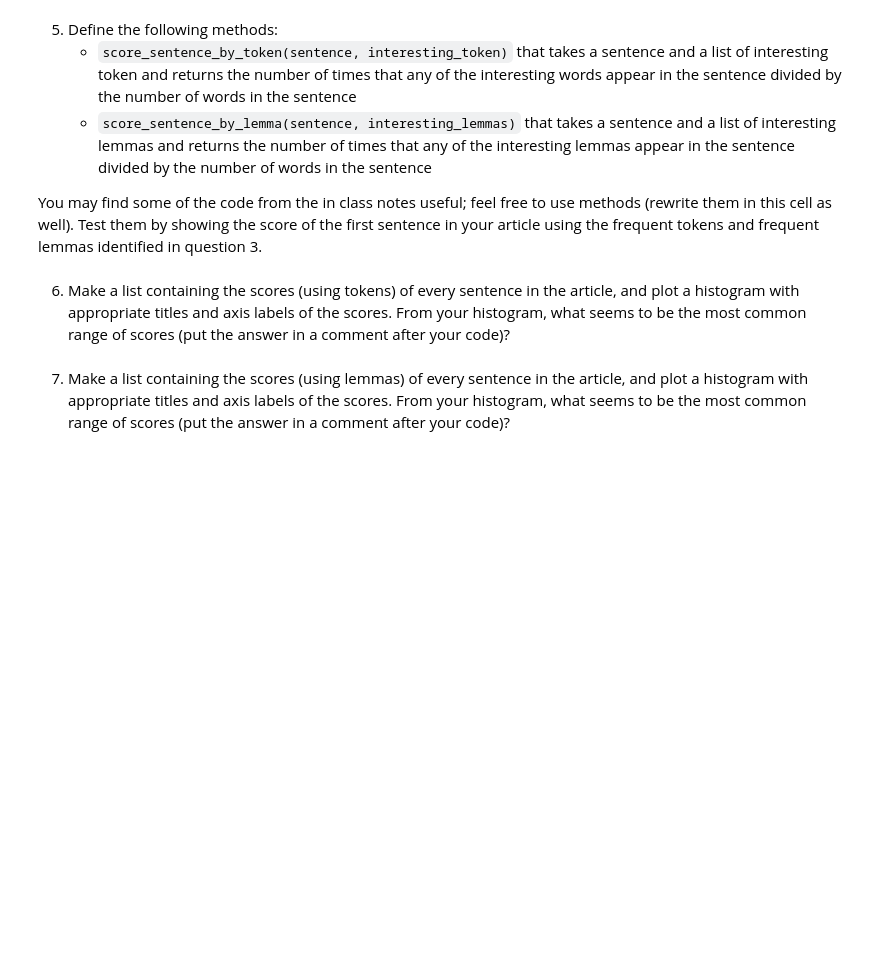
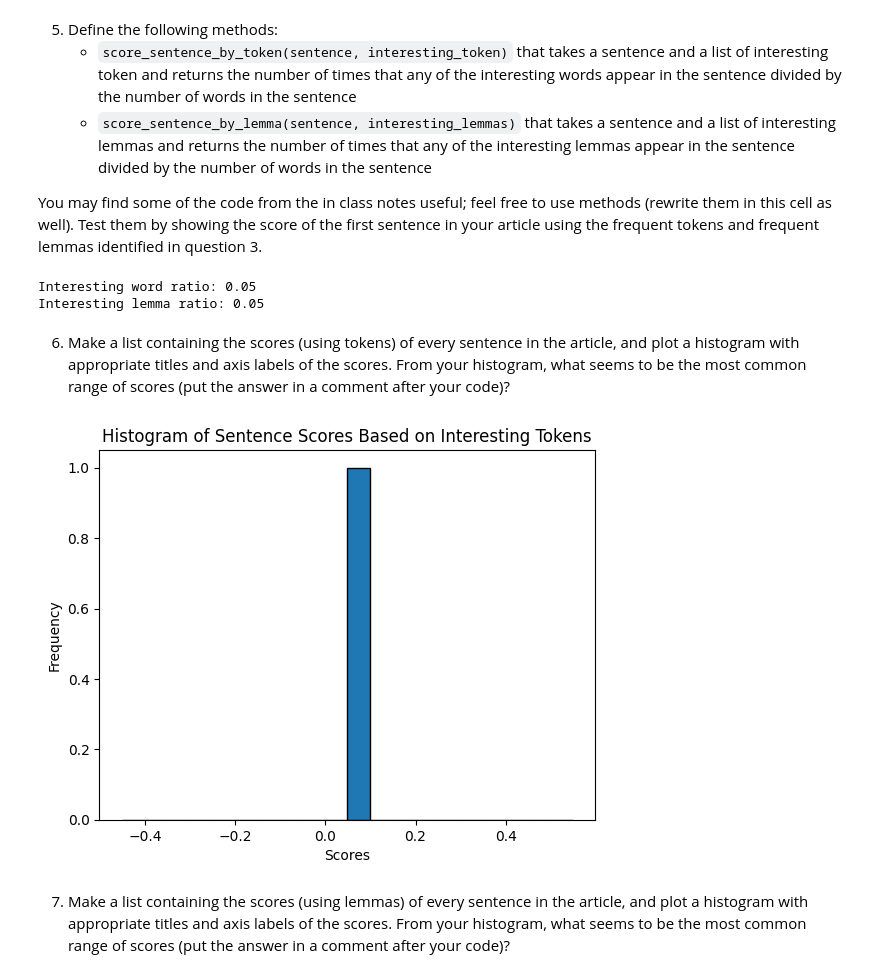
Before and after one commit to bjdawson23/620-mod6-web-scraping, a Jupyter notebook: web_scraping.ipynb, the cells around one changed output. Cells and saved outputs as stored; diff of their text form; code cells hidden in the pictures; blank space fills up the shorter version.

```diff
--- a/web_scraping.ipynb
+++ b/web_scraping.ipynb
@@ -172,8 +172,80 @@ Lemma: led, Count: 10
     * `score_sentence_by_lemma(sentence, interesting_lemmas)` that takes a sentence and a list of interesting lemmas and returns the number of times that any of the interesting lemmas appear in the sentence divided by the number of words in the sentence
 
 You may find some of the code from the in class notes useful; feel free to use methods (rewrite them in this cell as well).  Test them by showing the score of the first sentence in your article using the frequent tokens and frequent lemmas identified in question 3.
+# %%
+# List interesting token and returns the number of times that any of the interesting words appear in the sentence divided by the number of words in the sentence
+def interesting_word_ratio(sentence, interesting_tokens):
+    """
+    Calculate the ratio of interesting words in a sentence.
+
+    Args:
+        sentence (str): The sentence to analyze.
+        interesting_tokens (list): A list of interesting tokens to look for.
+
+    Returns:
+        float: The ratio of interesting words to total words in the sentence.
+    """
+    words = sentence.split()
+    if not words:
+        return 0.0  # Avoid division by zero
+    interesting_count = sum(1 for word in words if word.lower() in interesting_tokens)
+    return interesting_count / len(words) if len(words) > 0 else 0.0
+# Define a list of interesting tokens
+interesting_tokens = ['laser', 'headlight', 'light', 'work', 'car', 'vehicle', 'technology', 'road', 'safety', 'efficiency']
+# Calculate the interesting word ratio for the article text
+interesting_ratio = interesting_word_ratio(article_text, interesting_tokens)
+print(f'Interesting word ratio: {interesting_ratio:.2f}')
+# Define a method that takes a sentence and a list of interesting lemmas and returns the number of times that any of the interesting words appear in the sentence divided by the number of words in the sentence
+def interesting_lemma_ratio(sentence, interesting_lemmas):
+    """
+    Calculate the ratio of interesting lemmas in a sentence.
+
+    Args:
+        sentence (str): The sentence to analyze.
+        interesting_lemmas (list): A list of interesting lemmas to look for.
+
+    Returns:
+        float: The ratio of interesting lemmas to total words in the sentence.
+    """
+    words = sentence.split()
+    if not words:
+        return 0.0  # Avoid division by zero
+    interesting_count = sum(1 for word in words if word.lower() in interesting_lemmas)
+    return interesting_count / len(words) if len(words) > 0 else 0.0
+printing_lemmas = ['laser', 'headlight', 'light', 'work', 'car', 'vehicle', 'technology', 'road', 'safety', 'efficiency']
+# Calculate the interesting lemma ratio for the article text
+interesting_lemma_ratio = interesting_lemma_ratio(article_text, printing_lemmas)
+print(f'Interesting lemma ratio: {interesting_lemma_ratio:.2f}')
+# %% [output]
+Interesting word ratio: 0.05
+Interesting lemma ratio: 0.05
 # %% [markdown]
 6. Make a list containing the scores (using tokens) of every sentence in the article, and plot a histogram with appropriate titles and axis labels of the scores. From your histogram, what seems to be the most common range of scores (put the answer in a comment after your code)?
+# %%
+# Make a list containing the scores (using tokens) of every sentence in the article, and plot a histogram with appropriate titles and axis labels of the scores. From your histogram, what seems to be the most common range of scores (put the answer in a comment after your code)
+def sentence_scores(article_text, interesting_tokens):
+    """
+    Calculate the scores of each sentence in the article based on the presence of interesting tokens.
+
+    Args:
+        article_text (str): The text of the article.
+        interesting_tokens (list): A list of interesting tokens to look for.
+
+    Returns:
+        list: A list of scores for each sentence.
+    """
+    sentences = article_text.split('. ')
+    scores = [interesting_word_ratio(sentence, interesting_tokens) for sentence in sentences]
+    return scores
+scores = sentence_scores(article_text, interesting_tokens)
+plt.hist(scores, bins=20, edgecolor='black')
+plt.xlabel('Scores')
+plt.ylabel('Frequency')
+plt.title('Histogram of Sentence Scores Based on Interesting Tokens')
+plt.show()
+# The most common range of scores seems to be between 0.0 and 0.1, with a peak around 0.05.
+# %% [output]
+[figure, added]
 # %% [markdown]
 7. Make a list containing the scores (using lemmas) of every sentence in the article, and plot a histogram with appropriate titles and axis labels of the scores.  From your histogram, what seems to be the most common range of scores (put the answer in a comment after your code)?
 # %% [markdown]
```
Also changed, not shown: 1 other file.
